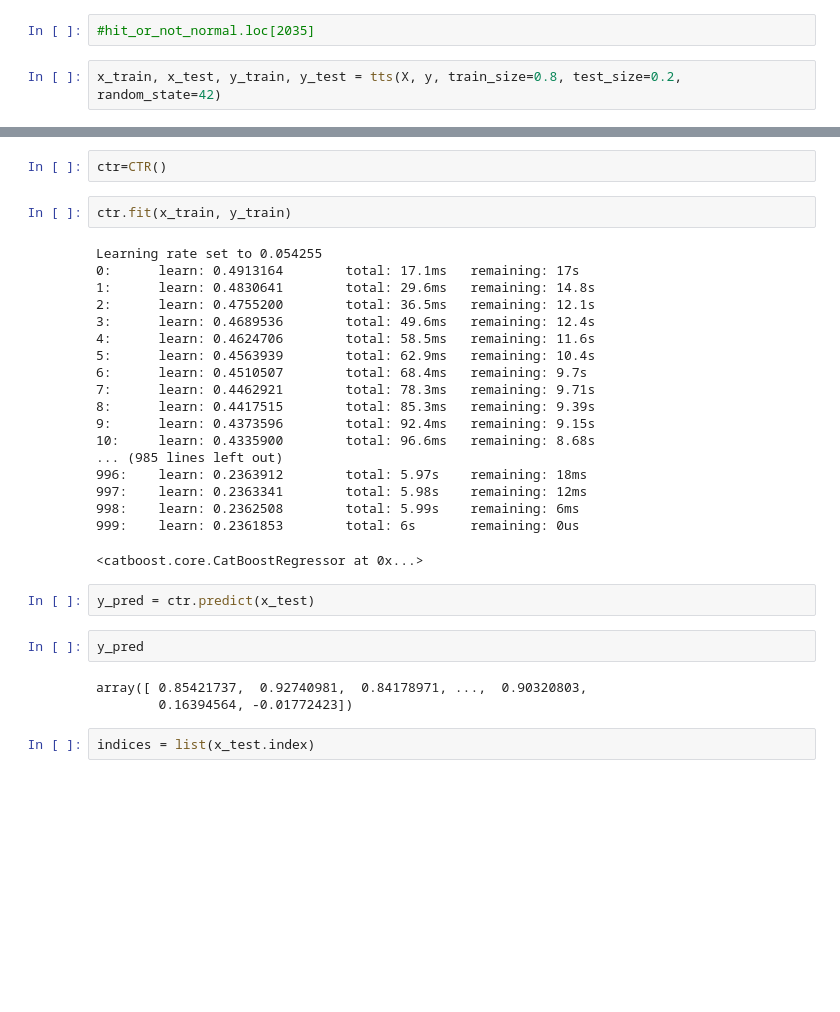
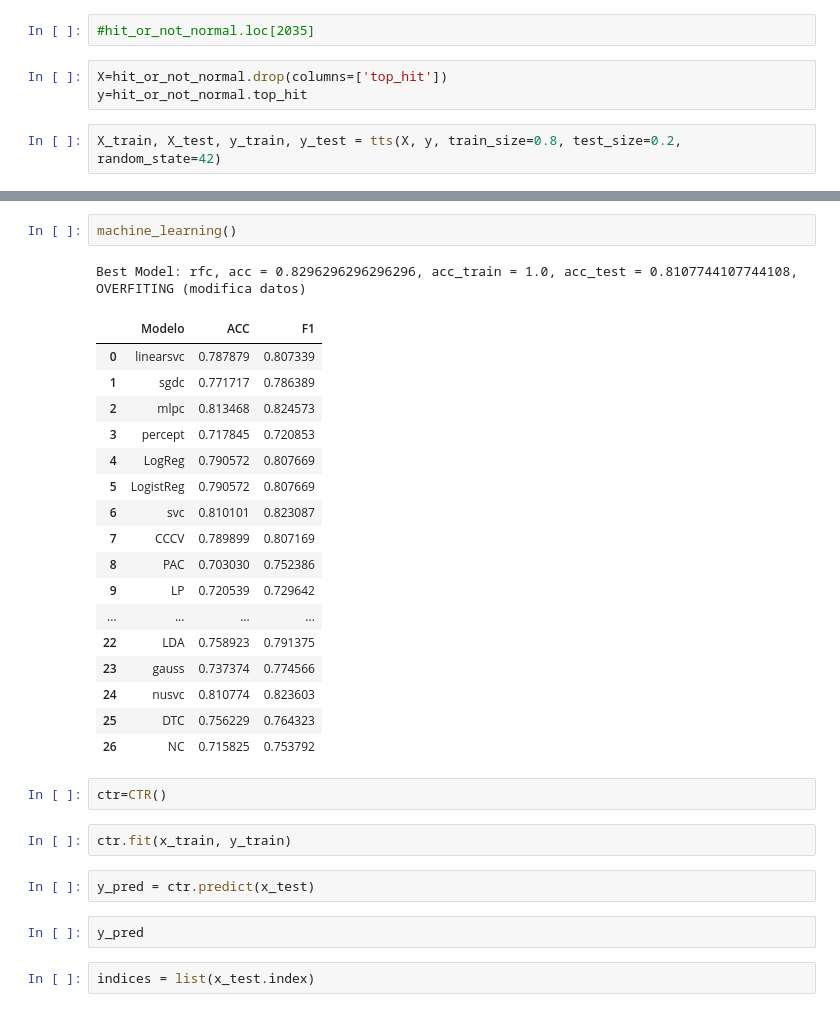
Before and after one commit to fjgarciaes/Proyecto-Final-Spotify, a Jupyter notebook: Spotify data proyecto final unpopular random with singers-Copy1.ipynb, the cells around one changed output, grey strips where cells are left out. Saved outputs shown, nothing was run; the diff lists cells and outputs as text; blank space fills up the shorter version.

```diff
--- a/Spotify data proyecto final unpopular random with singers-Copy1.ipynb
+++ b/Spotify data proyecto final unpopular random with singers-Copy1.ipynb
@@ -682,6 +645,9 @@ feat_imp
 #hit_or_not_normal[hit_or_not_normal['artist_name'].isna()]
 # %%
 #hit_or_not_normal.loc[2035]
+# %%
+X=hit_or_not_normal.drop(columns=['top_hit'])
+y=hit_or_not_normal.top_hit
 # %%
-x_train, x_test, y_train, y_test = tts(X, y, train_size=0.8, test_size=0.2, random_state=42)
+X_train, X_test, y_train, y_test = tts(X, y, train_size=0.8, test_size=0.2, random_state=42)
 # %%
@@ -762,33 +785,32 @@ predecir(x_train, x_test, y_train, y_test)
+# %%
+machine_learning()
+# %% [output]
+Best Model: rfc, acc = 0.8296296296296296, acc_train = 1.0, acc_test = 0.8107744107744108, OVERFITING (modifica datos)
+|  | Modelo | ACC | F1 |
+| 0 | linearsvc | 0.787879 | 0.807339 |
+| 1 | sgdc | 0.771717 | 0.786389 |
+| 2 | mlpc | 0.813468 | 0.824573 |
+| 3 | percept | 0.717845 | 0.720853 |
+| 4 | LogReg | 0.790572 | 0.807669 |
+| 5 | LogistReg | 0.790572 | 0.807669 |
+| 6 | svc | 0.810101 | 0.823087 |
+| 7 | CCCV | 0.789899 | 0.807169 |
+| 8 | PAC | 0.703030 | 0.752386 |
+| 9 | LP | 0.720539 | 0.729642 |
+| ... | ... | ... | ... |
+| 22 | LDA | 0.758923 | 0.791375 |
+| 23 | gauss | 0.737374 | 0.774566 |
+| 24 | nusvc | 0.810774 | 0.823603 |
+| 25 | DTC | 0.756229 | 0.764323 |
+| 26 | NC | 0.715825 | 0.753792 |
 # %%
 ctr=CTR()
 # %%
 ctr.fit(x_train, y_train)
-# %% [output]
-Learning rate set to 0.054255
-0:      learn: 0.4913164        total: 17.1ms   remaining: 17s
-1:      learn: 0.4830641        total: 29.6ms   remaining: 14.8s
-2:      learn: 0.4755200        total: 36.5ms   remaining: 12.1s
-3:      learn: 0.4689536        total: 49.6ms   remaining: 12.4s
-4:      learn: 0.4624706        total: 58.5ms   remaining: 11.6s
-5:      learn: 0.4563939        total: 62.9ms   remaining: 10.4s
-6:      learn: 0.4510507        total: 68.4ms   remaining: 9.7s
-7:      learn: 0.4462921        total: 78.3ms   remaining: 9.71s
-8:      learn: 0.4417515        total: 85.3ms   remaining: 9.39s
-9:      learn: 0.4373596        total: 92.4ms   remaining: 9.15s
-10:     learn: 0.4335900        total: 96.6ms   remaining: 8.68s
-... (985 lines left out)
-996:    learn: 0.2363912        total: 5.97s    remaining: 18ms
-997:    learn: 0.2363341        total: 5.98s    remaining: 12ms
-998:    learn: 0.2362508        total: 5.99s    remaining: 6ms
-999:    learn: 0.2361853        total: 6s       remaining: 0us
-<catboost.core.CatBoostRegressor at 0x...>
 # %%
 y_pred = ctr.predict(x_test)
 # %%
 y_pred
-# %% [output]
-array([ 0.85421737,  0.92740981,  0.84178971, ...,  0.90320803,
-        0.16394564, -0.01772423])
 # %%
 indices = list(x_test.index)
 # %%
```
Also changed, not shown: parts of 17 cells of this notebook, 3 other files.
